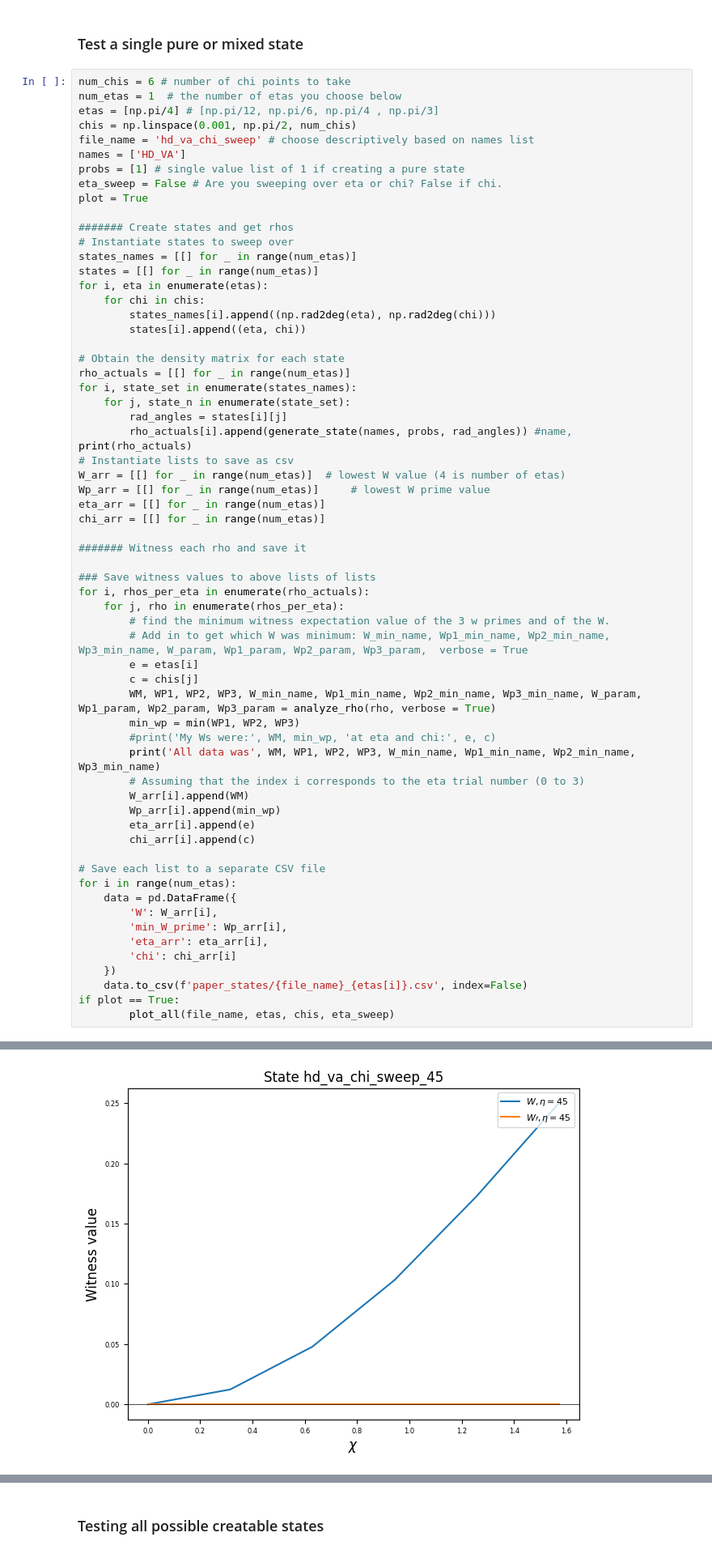
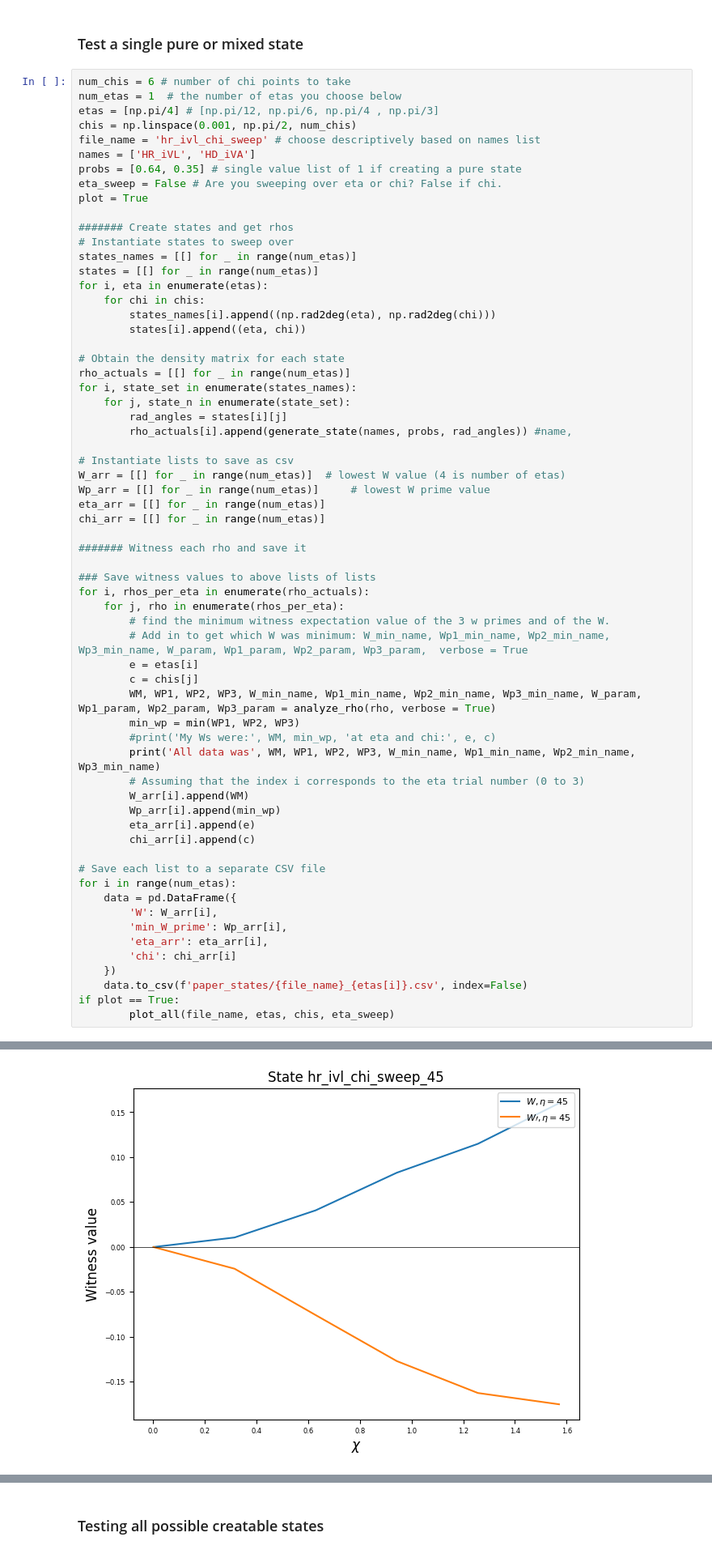
Before and after one commit to Lynn-Quantum-Optics/Summer-2024, a Jupyter notebook: lev/finding_states/any_state_gen.ipynb, the cells around one changed output, grey strips where cells are left out. Shown at 81% size. Drawn from its saved outputs; the diff is of its cells as text.

```diff
--- a/lev/finding_states/any_state_gen.ipynb
+++ b/lev/finding_states/any_state_gen.ipynb
@@ -286,9 +286,9 @@ num_chis = 6 # number of chi points to take
 num_etas = 1  # the number of etas you choose below
 etas = [np.pi/4] # [np.pi/12, np.pi/6, np.pi/4 , np.pi/3]
 chis = np.linspace(0.001, np.pi/2, num_chis)
-file_name = 'hd_va_chi_sweep' # choose descriptively based on names list
-names = ['HD_VA']
-probs = [1] # single value list of 1 if creating a pure state
+file_name = 'hr_ivl_chi_sweep' # choose descriptively based on names list
+names = ['HR_iVL', 'HD_iVA']
+probs = [0.64, 0.35] # single value list of 1 if creating a pure state
 eta_sweep = False # Are you sweeping over eta or chi? False if chi.
 plot = True
 
@@ -307,7 +307,7 @@ for i, state_set in enumerate(states_names):
     for j, state_n in enumerate(state_set):
         rad_angles = states[i][j]
         rho_actuals[i].append(generate_state(names, probs, rad_angles)) #name,
-print(rho_actuals)
+
 # Instantiate lists to save as csv
 W_arr = [[] for _ in range(num_etas)]  # lowest W value (4 is number of etas)
 Wp_arr = [[] for _ in range(num_etas)]     # lowest W prime value
@@ -365,4 +355,4 @@ hd_va_chi_sweep_45
-[figure, old version]
+[figure, new version]
 # %%
 ## Testing W prime prime functionality
 
```
Also changed, not shown: parts of 1 cell of this notebook, 27 other files.
